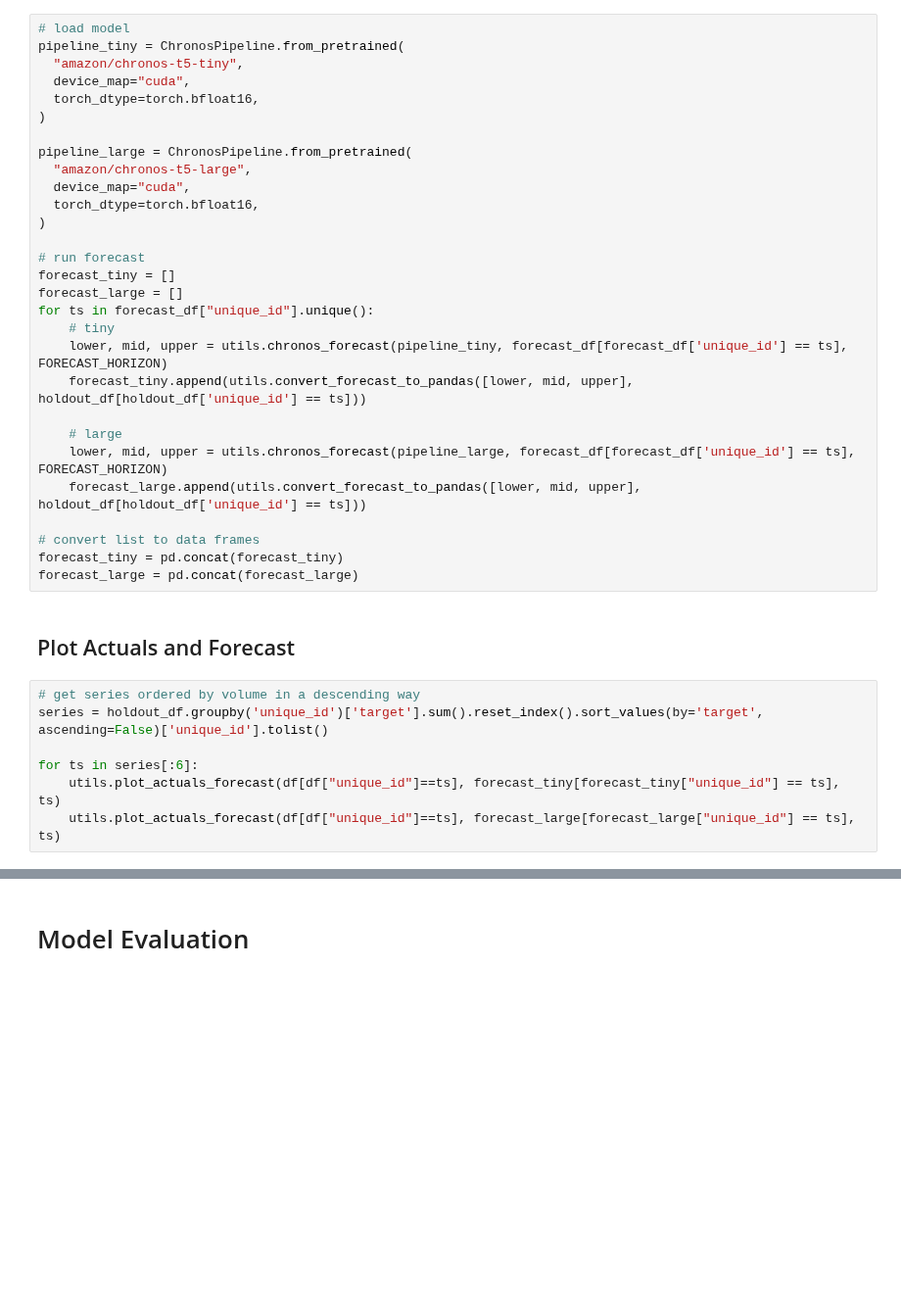
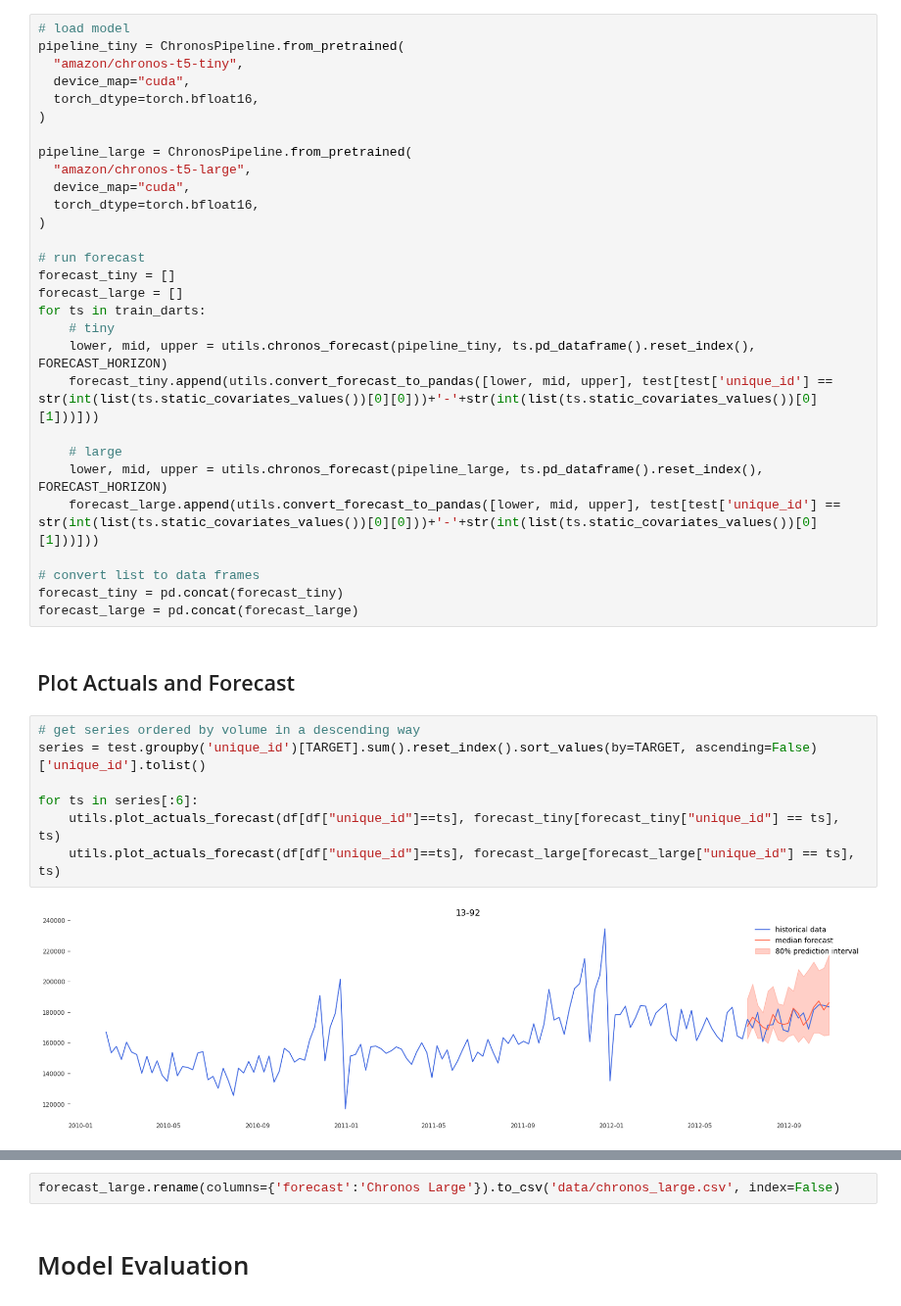
Before and after one commit to zaai-ai/lab, a Jupyter notebook: forecasting/Chronos/chronos.ipynb, the cells around one changed output, grey strips where cells are left out. Shown at 98% size. Cells and saved outputs as stored; diff of their text form; blank space fills up the shorter version.

```diff
--- a/forecasting/Chronos/chronos.ipynb
+++ b/forecasting/Chronos/chronos.ipynb
@@ -67,14 +205,14 @@ pipeline_large = ChronosPipeline.from_pretrained(
 # run forecast
 forecast_tiny = []
 forecast_large = []
-for ts in forecast_df["unique_id"].unique():
+for ts in train_darts:
     # tiny
-    lower, mid, upper = utils.chronos_forecast(pipeline_tiny, forecast_df[forecast_df['unique_id'] == ts], FORECAST_HORIZON)
-    forecast_tiny.append(utils.convert_forecast_to_pandas([lower, mid, upper], holdout_df[holdout_df['unique_id'] == ts]))
+    lower, mid, upper = utils.chronos_forecast(pipeline_tiny, ts.pd_dataframe().reset_index(), FORECAST_HORIZON)
+    forecast_tiny.append(utils.convert_forecast_to_pandas([lower, mid, upper], test[test['unique_id'] == str(int(list(ts.static_covariates_values())[0][0]))+'-'+str(int(list(ts.static_covariates_values())[0][1]))]))
 
     # large
-    lower, mid, upper = utils.chronos_forecast(pipeline_large, forecast_df[forecast_df['unique_id'] == ts], FORECAST_HORIZON)
-    forecast_large.append(utils.convert_forecast_to_pandas([lower, mid, upper], holdout_df[holdout_df['unique_id'] == ts]))
+    lower, mid, upper = utils.chronos_forecast(pipeline_large, ts.pd_dataframe().reset_index(), FORECAST_HORIZON)
+    forecast_large.append(utils.convert_forecast_to_pandas([lower, mid, upper], test[test['unique_id'] == str(int(list(ts.static_covariates_values())[0][0]))+'-'+str(int(list(ts.static_covariates_values())[0][1]))]))
 
 # convert list to data frames
 forecast_tiny = pd.concat(forecast_tiny)
@@ -83,8 +221,10 @@ forecast_large = pd.concat(forecast_large)
 ## Plot Actuals and Forecast
 # %%
 # get series ordered by volume in a descending way
-series = holdout_df.groupby('unique_id')['target'].sum().reset_index().sort_values(by='target', ascending=False)['unique_id'].tolist()
+series = test.groupby('unique_id')[TARGET].sum().reset_index().sort_values(by=TARGET, ascending=False)['unique_id'].tolist()
 
 for ts in series[:6]:
     utils.plot_actuals_forecast(df[df["unique_id"]==ts], forecast_tiny[forecast_tiny["unique_id"] == ts], ts)
     utils.plot_actuals_forecast(df[df["unique_id"]==ts], forecast_large[forecast_large["unique_id"] == ts], ts)
+# %% [output]
+[figure, added]
@@ -91,3 +242,5 @@ for ts in series[:6]:
+# %%
+forecast_large.rename(columns={'forecast':'Chronos Large'}).to_csv('data/chronos_large.csv', index=False)
 # %% [markdown]
 # Model Evaluation
 # %%
```
Also changed, not shown: parts of 12 cells of this notebook, 3 other files.
